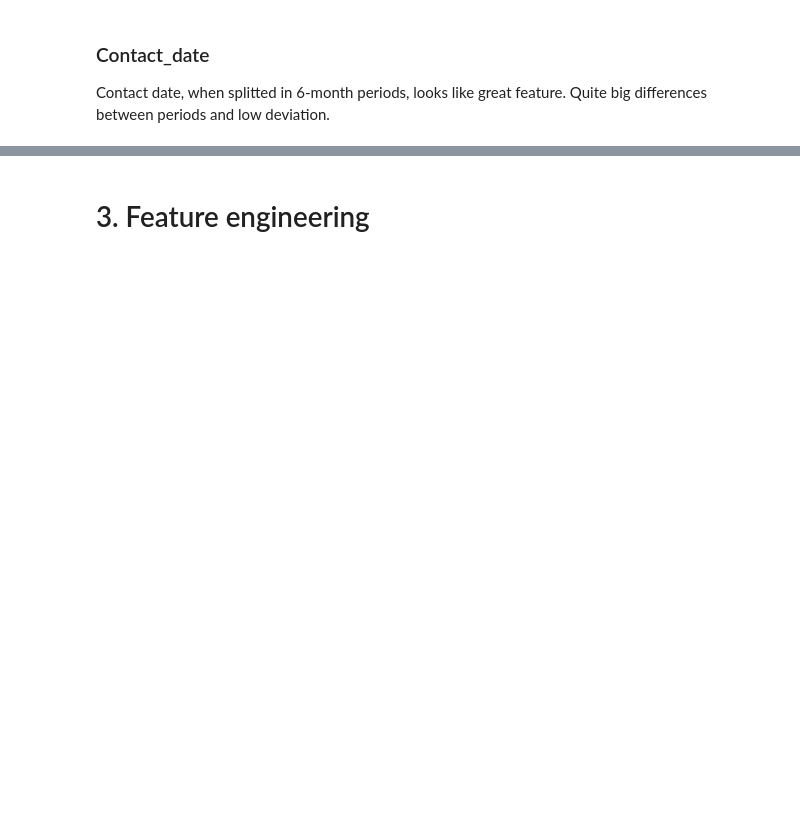
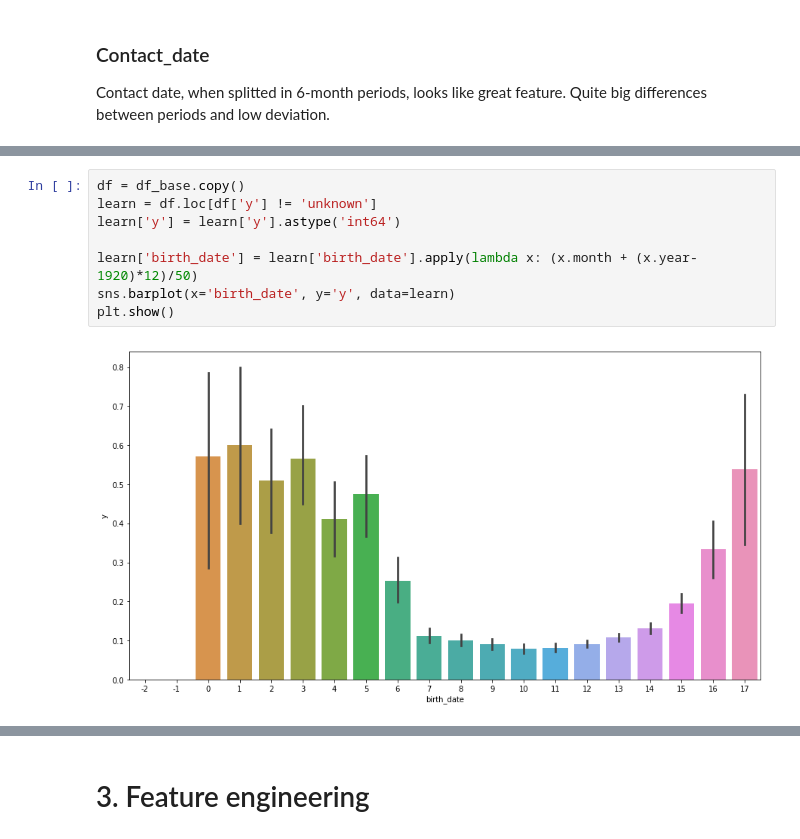
Before and after one commit to destruktiw/JNP3-1, a Jupyter notebook: Solution.ipynb, the cells around one changed output, grey strips where cells are left out. Drawn from its saved outputs; the diff is of its cells as text; blank space fills up the shorter version.

```diff
--- a/Solution.ipynb
+++ b/Solution.ipynb
@@ -122,0 +108,10 @@ plt.show()
+# %%
+df = df_base.copy()
+learn = df.loc[df['y'] != 'unknown']
+learn['y'] = learn['y'].astype('int64')
+
+learn['birth_date'] = learn['birth_date'].apply(lambda x: (x.month + (x.year-1920)*12)/50)
+sns.barplot(x='birth_date', y='y', data=learn)
+plt.show()
+# %% [output]
+[figure, added]
```
Also changed, not shown: parts of 24 cells of this notebook.
